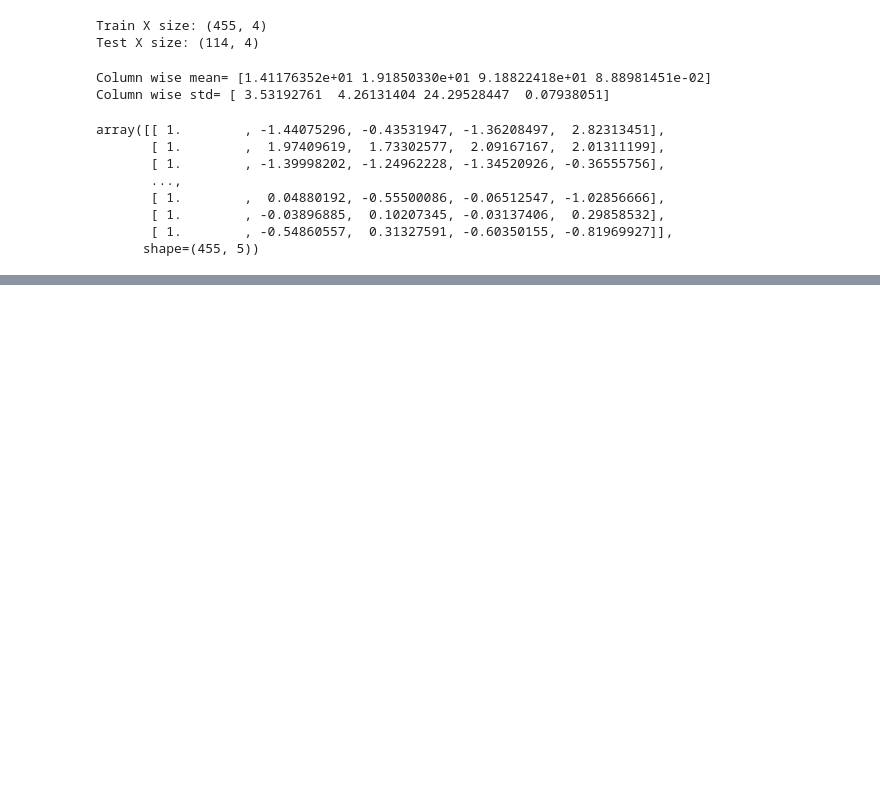
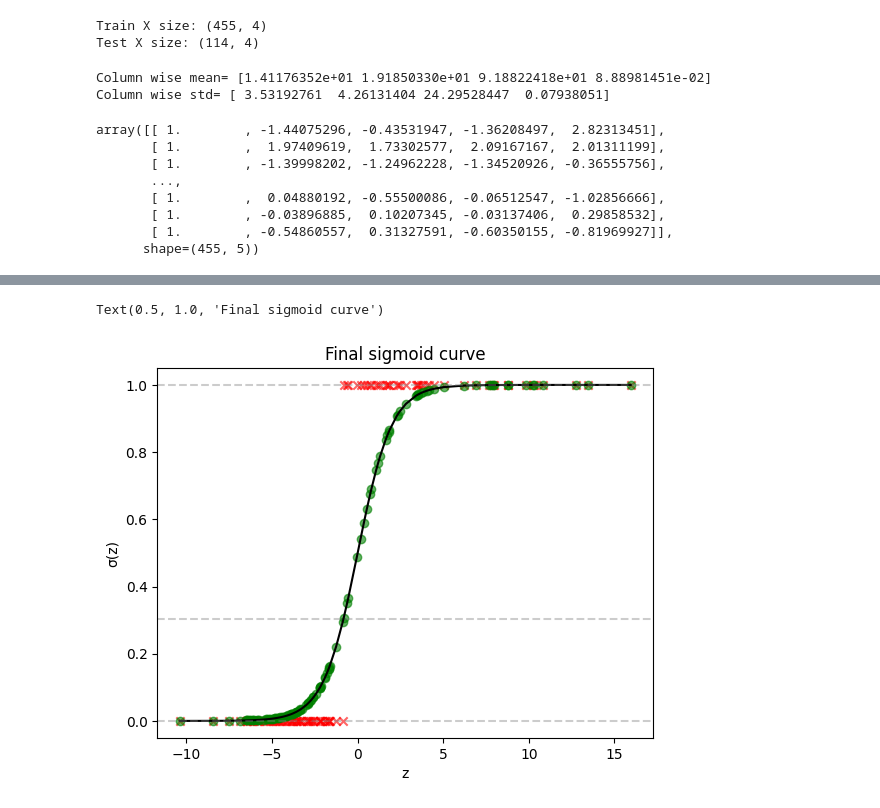
Before and after one commit to Sachet27/ML_Training, a Jupyter notebook: src/logistic_regression_test.ipynb, the cells around one changed output, grey strips where cells are left out. Cells and saved outputs as stored; diff of their text form; code cells hidden in the pictures; blank space fills up the shorter version.

```diff
--- a/src/logistic_regression_test.ipynb
+++ b/src/logistic_regression_test.ipynb
@@ -179,7 +179,7 @@ def predict(X_test_norm, W_b, threshold):
 
     final_preds= (p_test_pred.flatten() >= threshold).astype(int)
 
-    return final_preds
+    return p_test_pred, final_preds
 # %%
 #determining a good threshold
 p_pred= sigmoid((X_norm @ W_b).flatten())
@@ -202,7 +202,7 @@ X_test_norm= (X_test - X_test_mean)/ X_test_std
 X_test_norm= np.c_[np.ones(X_test.shape[0]) , X_test_norm]
 X_test_norm.shape
 
-final_predictions= predict(X_test_norm, W_b, optimal_threshold)
+final_probs, final_predictions= predict(X_test_norm, W_b, optimal_threshold)
 # %%
 #Plotting Confusion matrix to visualize accuracy
 cm= confusion_matrix(y_test, final_predictions)
@@ -276,0 +278,17 @@ plt.show()
+# %%
+x= (X_test_norm @ W_b).flatten()
+y= final_probs
+
+#plotting
+sns.lineplot(x= x, y= y, color= 'black')
+plt.xlabel('z')
+plt.ylabel('σ(z)')
+plt.axhline(y=0, linestyle= '--', color= 'gray', alpha= 0.4)
+plt.axhline(y=1, linestyle= '--', color= 'gray', alpha= 0.4)
+plt.axhline(y=optimal_threshold, linestyle= '--', color= 'gray', alpha= 0.4)
+plt.scatter(x=x, y= final_predictions, marker='x', alpha= 0.6, color= 'red')
+plt.scatter(x=x, y= final_probs, marker='o', alpha= 0.6, color= 'green')
+plt.title('Final sigmoid curve')
+# %% [output]
+Text(0.5, 1.0, 'Final sigmoid curve')
+[figure, added]
```
Also changed, not shown: parts of 7 cells of this notebook.
